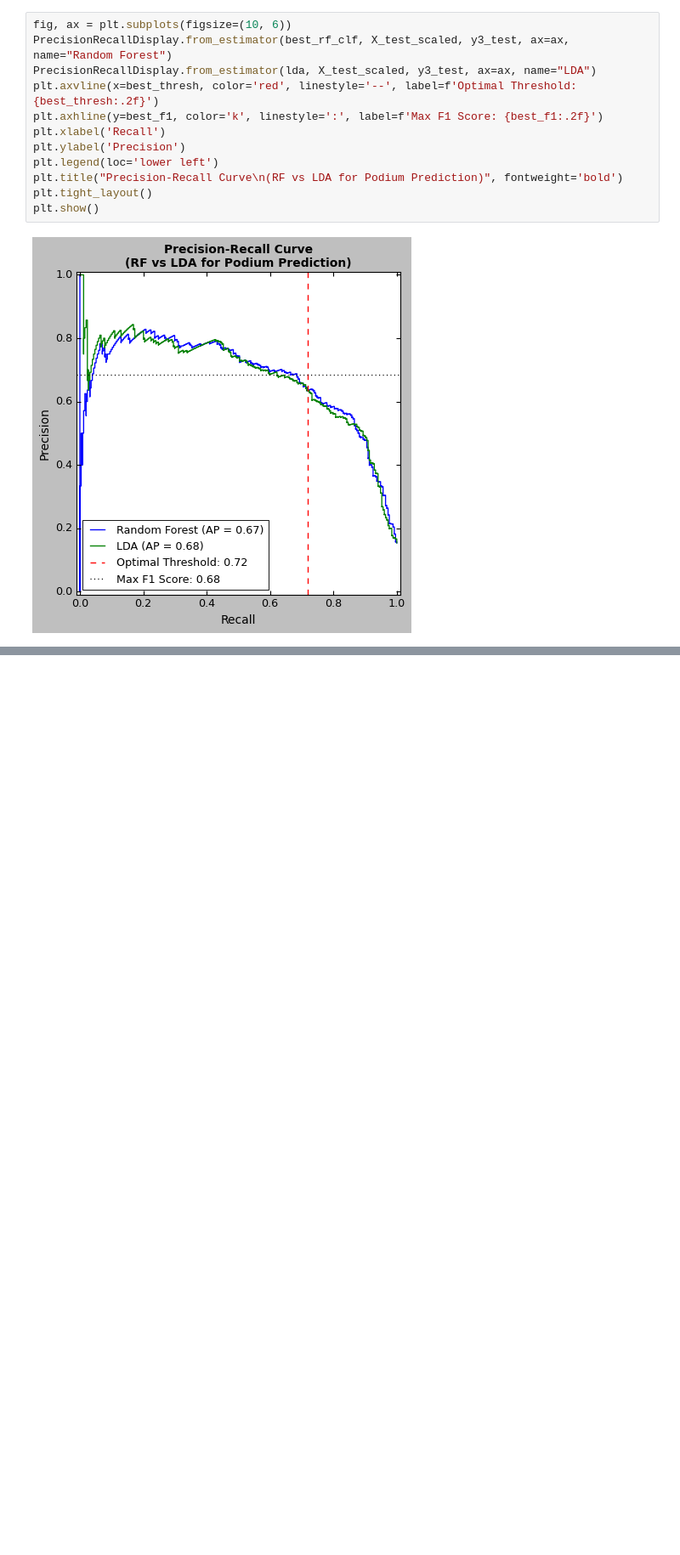
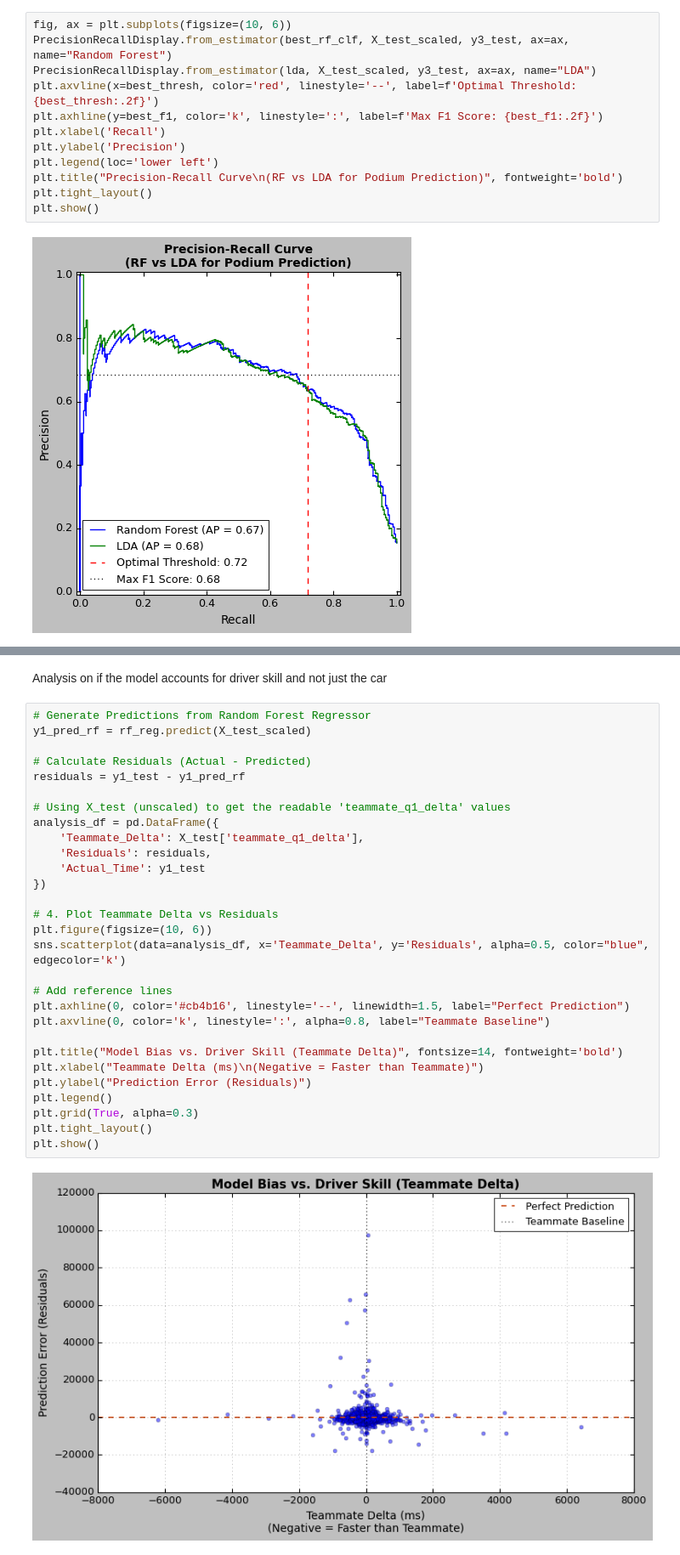
Before and after one commit to shehzanwar/DMSL7406, a Jupyter notebook: Project/f1_proj.ipynb, the cells around one changed output, grey strips where cells are left out. Shown at 85% size. Cells and saved outputs as stored; diff of their text form; blank space fills up the shorter version.

```diff
--- a/Project/f1_proj.ipynb
+++ b/Project/f1_proj.ipynb
@@ -758,0 +763,33 @@ plt.show()
+# %% [markdown]
+Analysis on if the model accounts for driver skill and not just the car
+# %%
+# Generate Predictions from Random Forest Regressor
+y1_pred_rf = rf_reg.predict(X_test_scaled)
+
+# Calculate Residuals (Actual - Predicted)
+residuals = y1_test - y1_pred_rf
+
+# Using X_test (unscaled) to get the readable 'teammate_q1_delta' values
+analysis_df = pd.DataFrame({
+    'Teammate_Delta': X_test['teammate_q1_delta'],
+    'Residuals': residuals,
+    'Actual_Time': y1_test
+})
+
+# 4. Plot Teammate Delta vs Residuals
+plt.figure(figsize=(10, 6))
+sns.scatterplot(data=analysis_df, x='Teammate_Delta', y='Residuals', alpha=0.5, color="blue", edgecolor='k')
+
+# Add reference lines
+plt.axhline(0, color='#cb4b16', linestyle='--', linewidth=1.5, label="Perfect Prediction")
+plt.axvline(0, color='k', linestyle=':', alpha=0.8, label="Teammate Baseline")
+
+plt.title("Model Bias vs. Driver Skill (Teammate Delta)", fontsize=14, fontweight='bold')
+plt.xlabel("Teammate Delta (ms)\n(Negative = Faster than Teammate)")
+plt.ylabel("Prediction Error (Residuals)")
+plt.legend()
+plt.grid(True, alpha=0.3)
+plt.tight_layout()
+plt.show()
+# %% [output]
+[figure, added]
```
Also changed, not shown: parts of 5 cells of this notebook.
